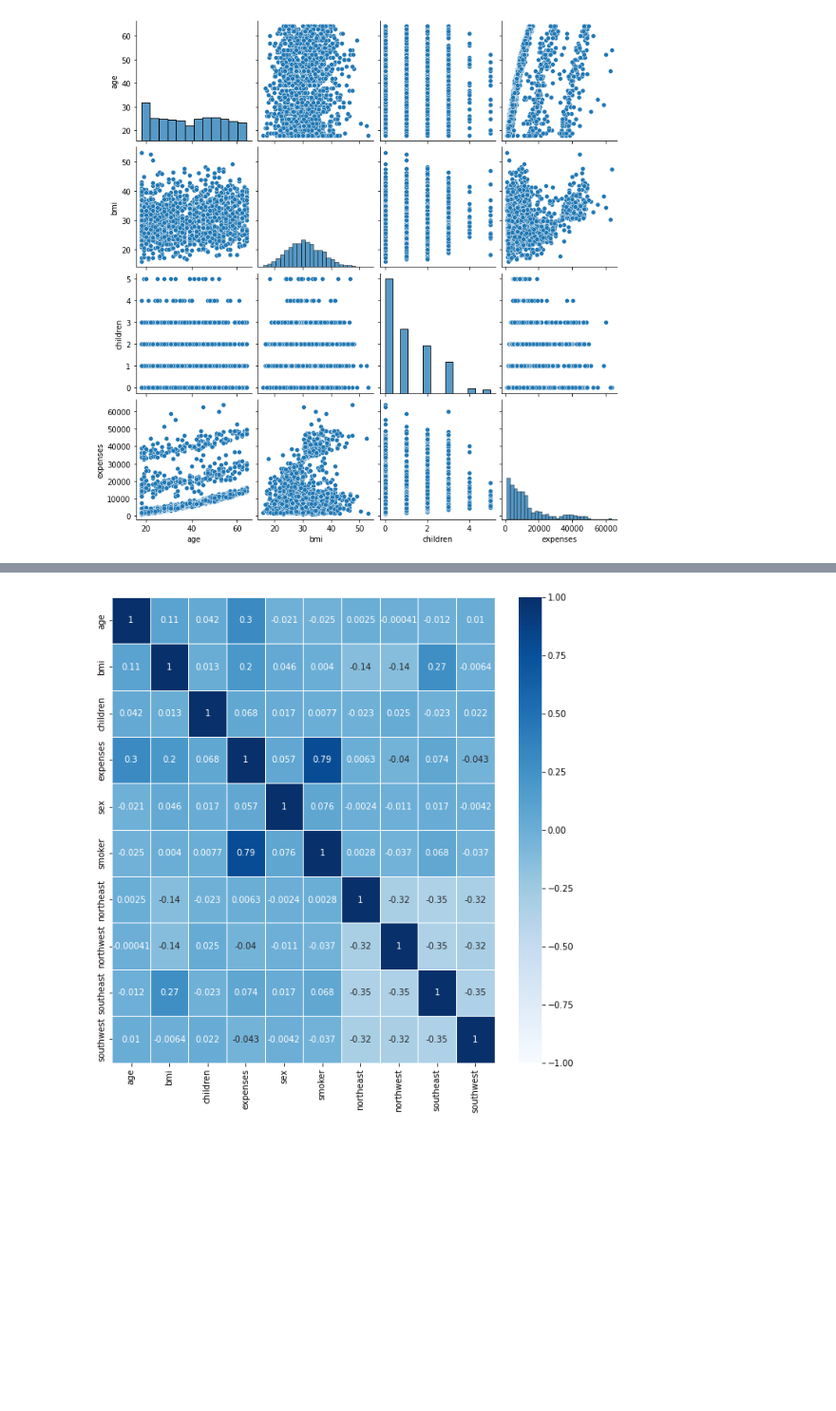
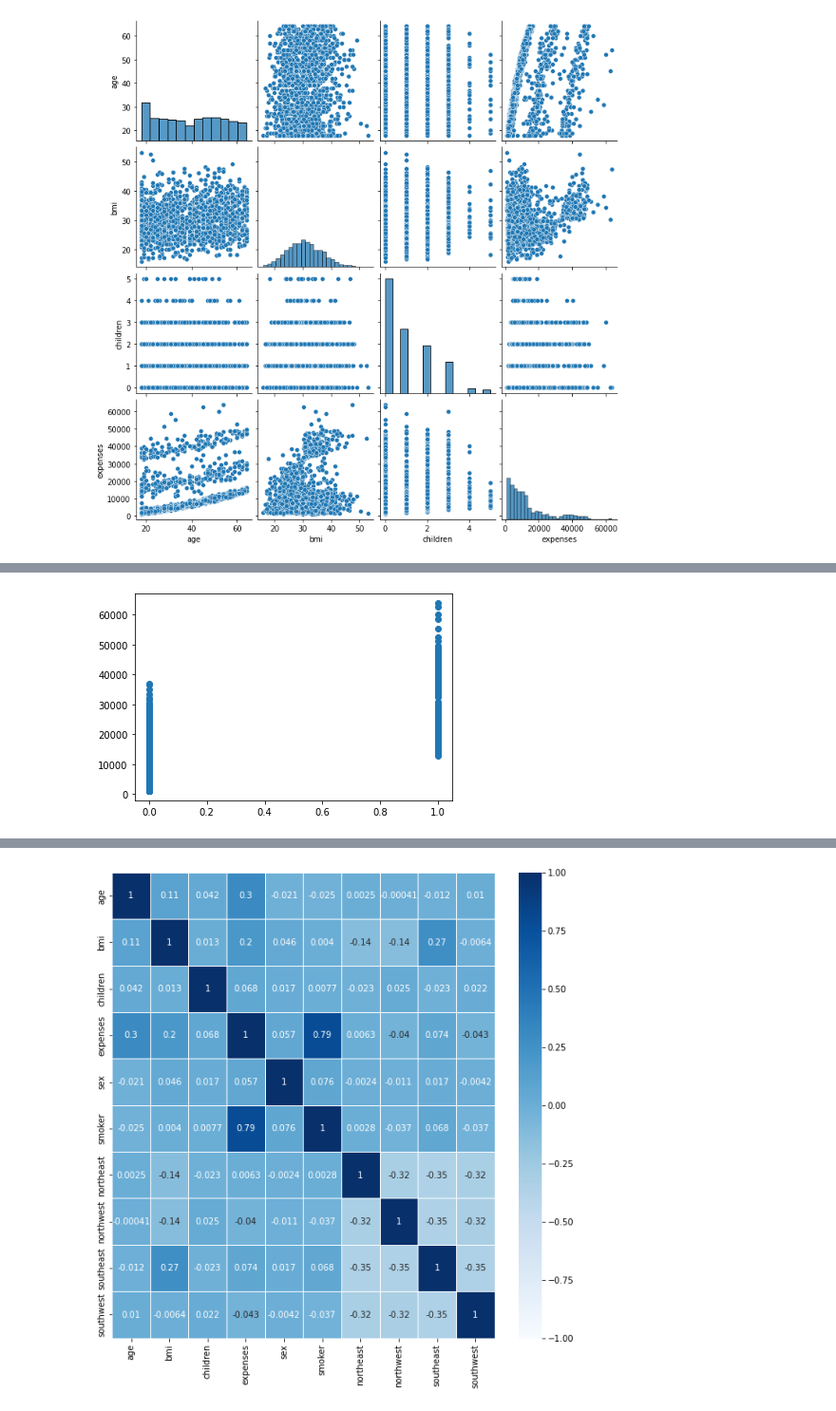
Before and after one commit to jaguilera95/ApC-GPA606, a Jupyter notebook: src/Practica1-Regression2021.ipynb, the cells around one changed output, grey strips where cells are left out. Shown at 95% size. Cells and saved outputs as stored; diff of their text form; code cells hidden in the pictures; blank space fills up the shorter version.

```diff
--- a/src/Practica1-Regression2021.ipynb
+++ b/src/Practica1-Regression2021.ipynb
@@ -134,0 +207,27 @@ df = caregorical_to_onehot_encode(df, 'region')
+# %%
+y = df['smoker'].to_numpy().astype('int')
+x = df.drop(['smoker'], axis="columns").to_numpy()
+
+# Dividim dades d'entrenament
+x_train, y_train, x_test, y_test = split_data(x, y)
+
+stndScal = StandardScaler()
+
+x_train = stndScal.fit_transform(x_train)
+x_test = stndScal.transform(x_test)
+
+error_np = np.zeros(x_train.shape[1])
+
+for i in range(x_train.shape[1]):
+    x_t = x_train[:,i] # seleccionem atribut i en conjunt de train
+    x_v = x_test[:,i] # seleccionem atribut i en conjunt de val.
+    x_t = np.reshape(x_t,(x_t.shape[0],1))
+    x_v = np.reshape(x_v,(x_v.shape[0],1))
+
+    regr = regression(x_t, y_train)
+    error = mse(y_test, regr.predict(x_v)) # calculem error
+    error_np[i] = error
+    r2 = r2_score(y_test, regr.predict(x_v))
+
+    print("Error en atribut %d: %f" %(i, error))
+    print("R2 score en atribut %d: %f" %(i, r2))
@@ -134,0 +253,4 @@ df = caregorical_to_onehot_encode(df, 'region')
+# %%
+ax = plt.scatter(y, x[:,3])
+# %% [output]
+[figure, added]
```
Also changed, not shown: parts of 18 cells of this notebook, 1 other file.
